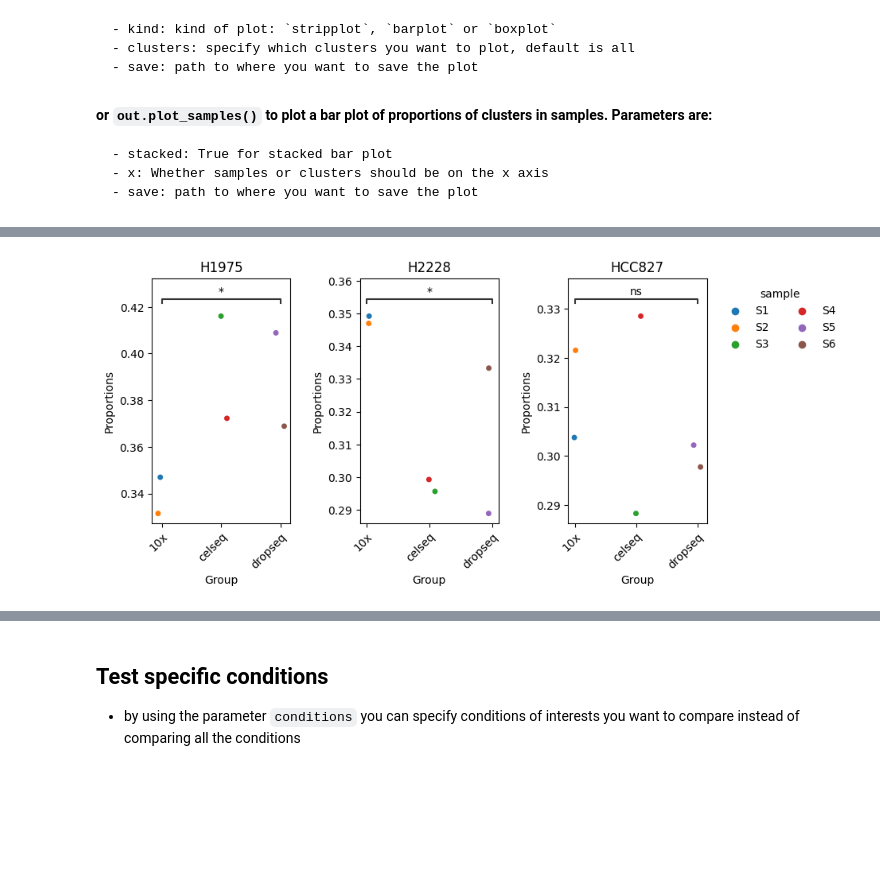
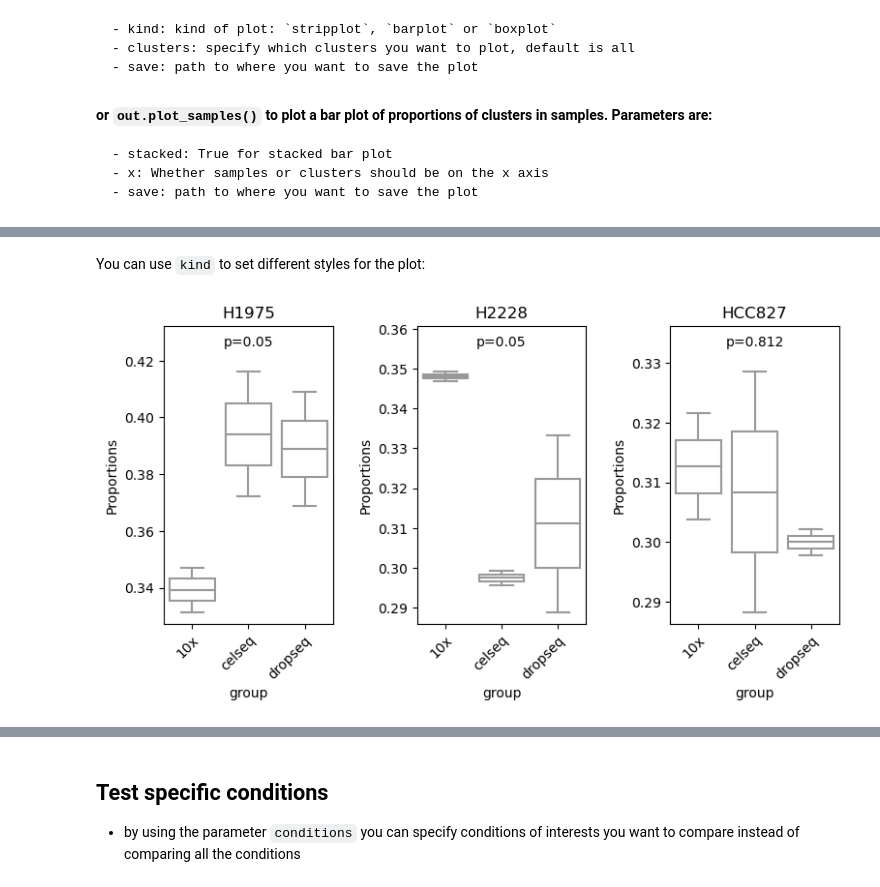
Before and after one commit to loosolab/scanpro, a Jupyter notebook: examples/proportion_analysis.ipynb, the cells around one changed output, grey strips where cells are left out. Saved outputs shown, nothing was run; the diff lists cells and outputs as text; code cells hidden in the pictures; blank space fills up the shorter version.

Commit message:
Added example data and adjusted notebook

```diff
--- a/examples/proportion_analysis.ipynb
+++ b/examples/proportion_analysis.ipynb
@@ -20,7 +25,7 @@ from scanpro.get_transformed_props import *
     - sample
     - clusters/celltypes
 # %%
-adata = ad.read_h5ad('/mnt/workspace/yalayou/scATAC_seq/framework/data/thesis/data/propeller_tutorial.h5ad')
+adata = ad.read_h5ad('scanpro_tutorial.h5ad')
 adata
 # %% [output]
 AnnData object with n_obs × n_vars = 2802 × 13575
@@ -95,4 +108,6 @@ out.props
+# %% [markdown]
+You can use `kind` to set different styles for the plot:
 # %%
-out.plot(kind='stripplot')
+out.plot(kind="boxplot")
 # %% [output]
-[figure, old version]
+[figure, new version]
```
Also changed, not shown: parts of 29 cells of this notebook, 1 other file.
